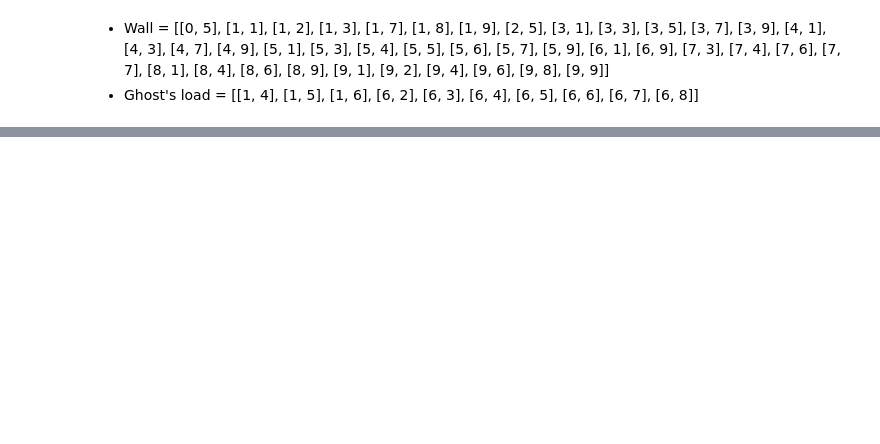
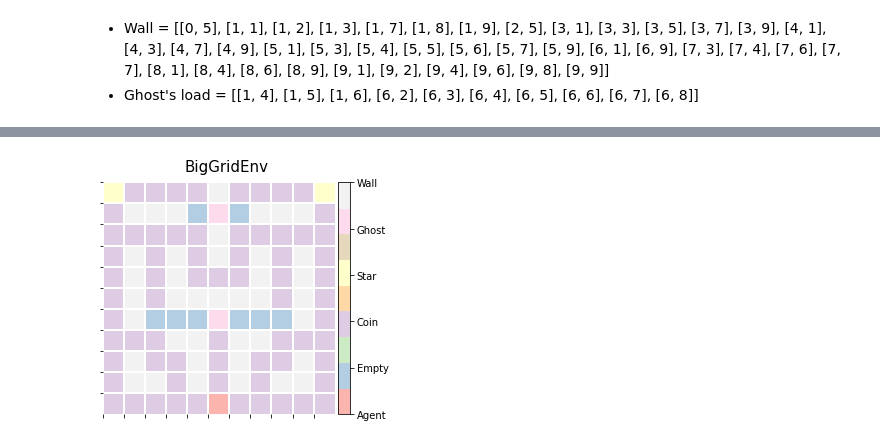
Before and after one commit to yuhodots/pacman, a Jupyter notebook: notebook/project.ipynb, the cells around one changed output, grey strips where cells are left out. Cells and saved outputs as stored; diff of their text form; code cells hidden in the pictures; blank space fills up the shorter version.

```diff
--- a/notebook/project.ipynb
+++ b/notebook/project.ipynb
@@ -74,0 +136,6 @@ $ # $ # $ #
+# %%
+env = BigGridEnv()
+env.reset()
+visualize_matrix(env.world, world='Big', strs='', cmap='Pastel1',title='BigGridEnv')
+# %% [output]
+[figure, added]
```
Also changed, not shown: parts of 12 cells of this notebook, 14 other files.
